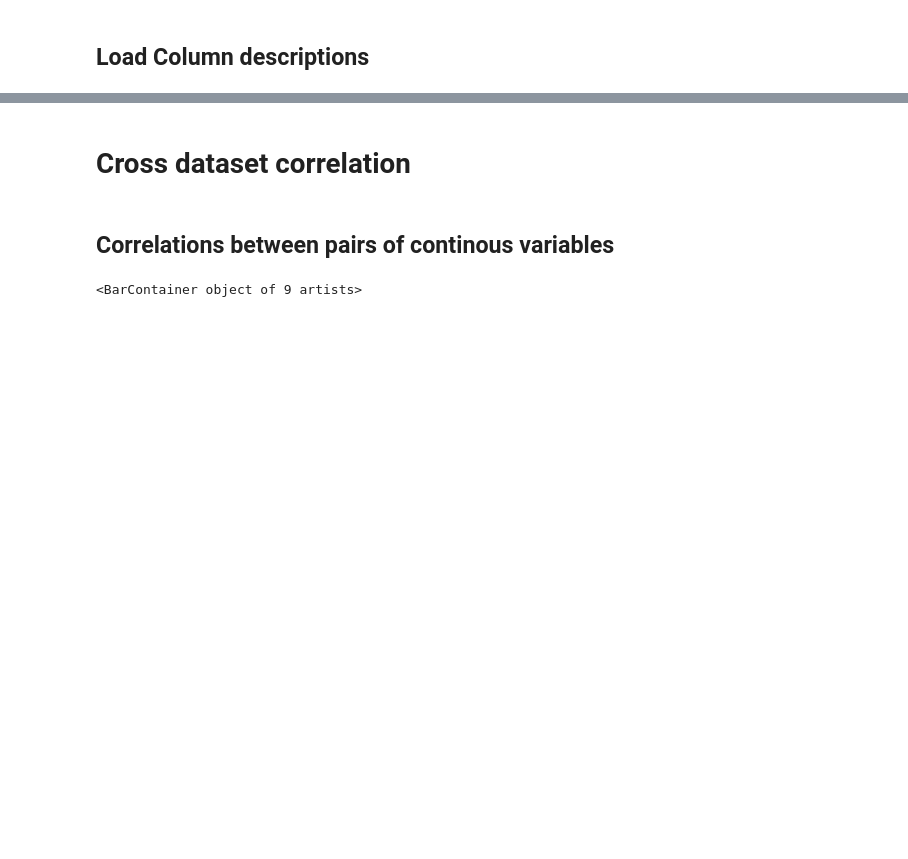
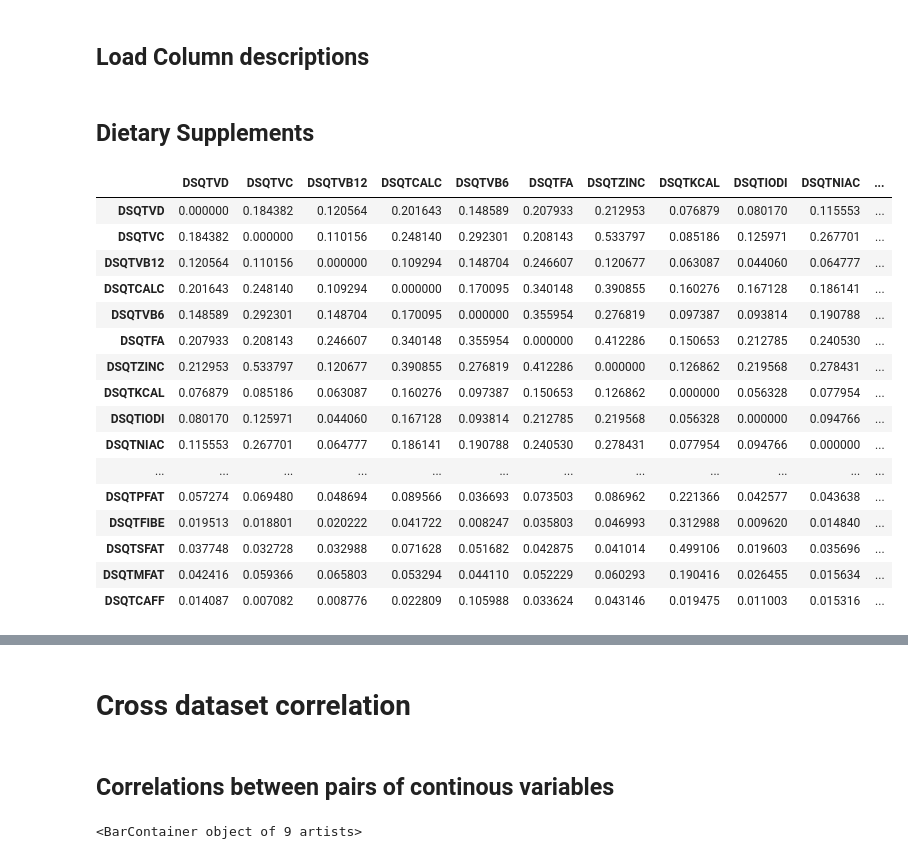
Before and after one commit to parthatom/dental_hygiene, a Jupyter notebook: Visualization.ipynb, the cells around one changed output, grey strips where cells are left out. Drawn from its saved outputs; the diff is of its cells as text; code cells hidden in the pictures; blank space fills up the shorter version.

```diff
--- a/Visualization.ipynb
+++ b/Visualization.ipynb
@@ -77,3 +78,35 @@ def check_which_data(c):
     return "dental"
   if c in nutr_codes:
     return "nutrition"
+# %% [markdown]
+## Dietary Supplements
+# %%
+df_dietary = pd.concat([df_data.loc[:,"SEQN"], df_data.loc[:,"DSDCOUNT":"DSQTIODI"]], axis = 1)
+df_dietary_prepare = df_dietary.loc[:, "DSQTKCAL":]
+del df_dietary_prepare["DSQTFDFE"]
+count = df_dietary_prepare.astype(bool).sum(axis=0)
+count = count.sort_values(ascending=False)
+df_dietary_prepare = df_dietary_prepare[count.index]
+
+
+df_corr = df_dietary_prepare.corr()
+np.fill_diagonal(df_corr.values, 0)
+df_corr.style.highlight_max(color='red').highlight_min(color='blue')
+# %% [output]
+|  | DSQTVD | DSQTVC | DSQTVB12 | DSQTCALC | DSQTVB6 | DSQTFA | DSQTZINC | DSQTKCAL | DSQTIODI | DSQTNIAC | ... |
+| DSQTVD | 0.000000 | 0.184382 | 0.120564 | 0.201643 | 0.148589 | 0.207933 | 0.212953 | 0.076879 | 0.080170 | 0.115553 | ... |
+| DSQTVC | 0.184382 | 0.000000 | 0.110156 | 0.248140 | 0.292301 | 0.208143 | 0.533797 | 0.085186 | 0.125971 | 0.267701 | ... |
+| DSQTVB12 | 0.120564 | 0.110156 | 0.000000 | 0.109294 | 0.148704 | 0.246607 | 0.120677 | 0.063087 | 0.044060 | 0.064777 | ... |
+| DSQTCALC | 0.201643 | 0.248140 | 0.109294 | 0.000000 | 0.170095 | 0.340148 | 0.390855 | 0.160276 | 0.167128 | 0.186141 | ... |
+| DSQTVB6 | 0.148589 | 0.292301 | 0.148704 | 0.170095 | 0.000000 | 0.355954 | 0.276819 | 0.097387 | 0.093814 | 0.190788 | ... |
+| DSQTFA | 0.207933 | 0.208143 | 0.246607 | 0.340148 | 0.355954 | 0.000000 | 0.412286 | 0.150653 | 0.212785 | 0.240530 | ... |
+| DSQTZINC | 0.212953 | 0.533797 | 0.120677 | 0.390855 | 0.276819 | 0.412286 | 0.000000 | 0.126862 | 0.219568 | 0.278431 | ... |
+| DSQTKCAL | 0.076879 | 0.085186 | 0.063087 | 0.160276 | 0.097387 | 0.150653 | 0.126862 | 0.000000 | 0.056328 | 0.077954 | ... |
+| DSQTIODI | 0.080170 | 0.125971 | 0.044060 | 0.167128 | 0.093814 | 0.212785 | 0.219568 | 0.056328 | 0.000000 | 0.094766 | ... |
+| DSQTNIAC | 0.115553 | 0.267701 | 0.064777 | 0.186141 | 0.190788 | 0.240530 | 0.278431 | 0.077954 | 0.094766 | 0.000000 | ... |
+| ... | ... | ... | ... | ... | ... | ... | ... | ... | ... | ... | ... |
+| DSQTPFAT | 0.057274 | 0.069480 | 0.048694 | 0.089566 | 0.036693 | 0.073503 | 0.086962 | 0.221366 | 0.042577 | 0.043638 | ... |
+| DSQTFIBE | 0.019513 | 0.018801 | 0.020222 | 0.041722 | 0.008247 | 0.035803 | 0.046993 | 0.312988 | 0.009620 | 0.014840 | ... |
+| DSQTSFAT | 0.037748 | 0.032728 | 0.032988 | 0.071628 | 0.051682 | 0.042875 | 0.041014 | 0.499106 | 0.019603 | 0.035696 | ... |
+| DSQTMFAT | 0.042416 | 0.059366 | 0.065803 | 0.053294 | 0.044110 | 0.052229 | 0.060293 | 0.190416 | 0.026455 | 0.015634 | ... |
+| DSQTCAFF | 0.014087 | 0.007082 | 0.008776 | 0.022809 | 0.105988 | 0.033624 | 0.043146 | 0.019475 | 0.011003 | 0.015316 | ... |
```
Also changed, not shown: parts of 5 cells of this notebook.
